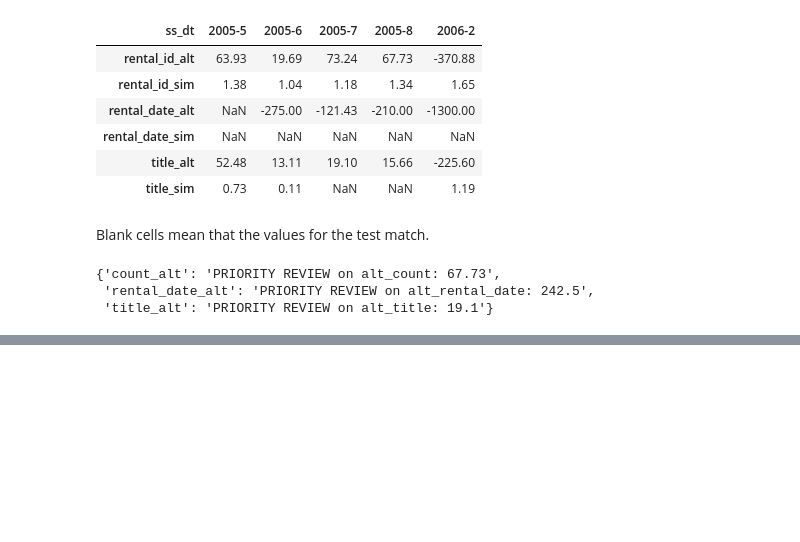
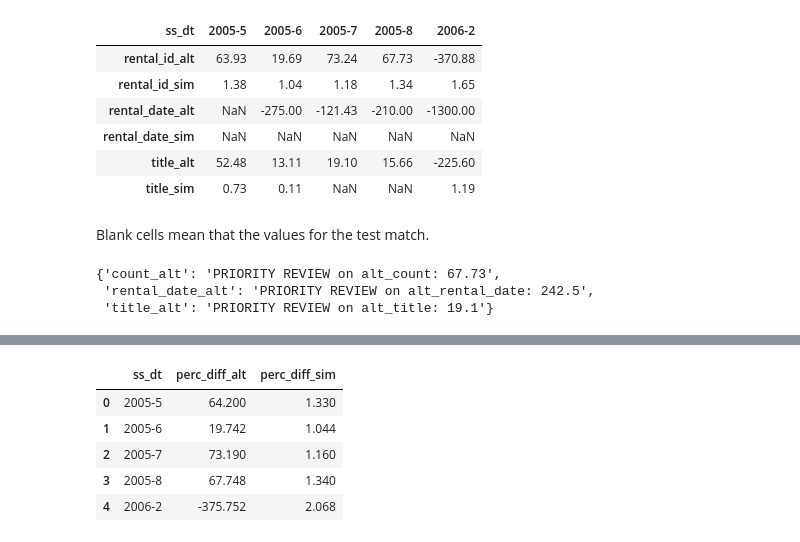
Before and after one commit to rebeccaebarnes/sql_analysis, a Jupyter notebook: sql_analysis_development.ipynb, the cells around one changed output, grey strips where cells are left out. Cells and saved outputs as stored; diff of their text form; code cells hidden in the pictures; blank space fills up the shorter version.

```diff
--- a/sql_analysis_development.ipynb
+++ b/sql_analysis_development.ipynb
@@ -347,0 +380,9 @@ tester._priority_review
+# %%
+tester._results.fillna(0).groupby('ss_dt')[['perc_diff_alt', 'perc_diff_sim']].mean().replace(0, np.nan).reset_index()
+# %% [output]
+|  | ss_dt | perc_diff_alt | perc_diff_sim |
+| 0 | 2005-5 | 64.200 | 1.330 |
+| 1 | 2005-6 | 19.742 | 1.044 |
+| 2 | 2005-7 | 73.190 | 1.160 |
+| 3 | 2005-8 | 67.748 | 1.340 |
+| 4 | 2006-2 | -375.752 | 2.068 |
```
Also changed, not shown: parts of 3 cells of this notebook.
